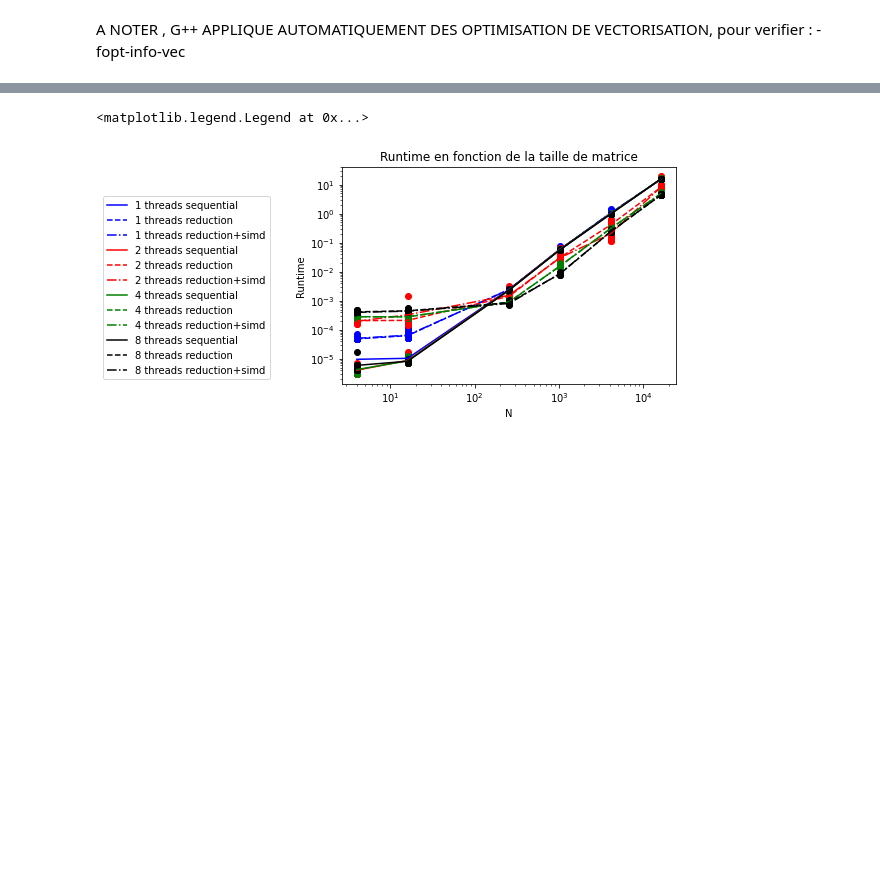
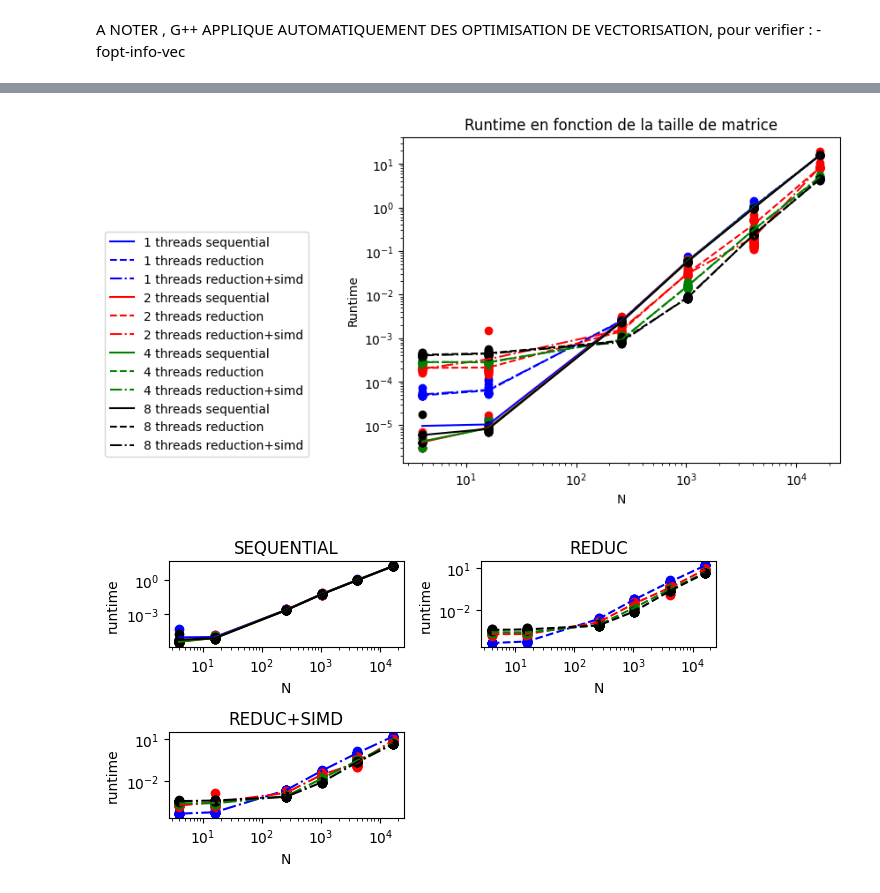
Before and after one commit to CyrilGomes/TP_OPENMP, a Jupyter notebook: src/openmp_tp.ipynb, the cells around one changed output, grey strips where cells are left out. Cells and saved outputs as stored; diff of their text form; code cells hidden in the pictures; blank space fills up the shorter version.

```diff
--- a/src/openmp_tp.ipynb
+++ b/src/openmp_tp.ipynb
@@ -350,40 +346,75 @@ plt.legend(loc='lower right', bbox_to_anchor=(-0.2, 0))
 # %%
-color_n_m = {1 : "blue",2 : "red", 4 : "green", 8: "black"}
+color_thread = {1 : "blue",2 : "red", 4 : "green", 8: "black"}
 
 for N in df['nb_threads'].drop_duplicates():
     df_plot = df[(df['nb_threads'] == int(N))]
     df_plot = df_plot[df_plot['name'] == "2_1 sequential"]
-
     mean_stats = df_plot.groupby(['nb_threads','name','N']).mean().reset_index()
-
-    plt.plot(mean_stats['N'], mean_stats['runtime'],linestyle="solid", label=f'{N} threads sequential', color=color_n_m[N])
-    plt.scatter(df_plot['N'], df_plot['runtime'], label=None, color = color_n_m[N])
-
-
+    plt.plot(mean_stats['N'], mean_stats['runtime'],linestyle="solid", label=f'{N} threads sequential', color=color_thread[N])
+    plt.scatter(df_plot['N'], df_plot['runtime'], label=None, color = color_thread[N])
 
     df_plot = df[(df['nb_threads'] == int(N))]
     df_plot = df_plot[df_plot['name'] == "2_2 reduction"]
     mean_stats = df_plot.groupby(['nb_threads','name','N']).mean().reset_index()
-
-    plt.plot(mean_stats['N'], mean_stats['runtime'],linestyle="dashed", label=f'{N} threads reduction', color=color_n_m[N])
-    plt.scatter(df_plot['N'], df_plot['runtime'], label=None, color = color_n_m[N])
-
+    plt.plot(mean_stats['N'], mean_stats['runtime'],linestyle="dashed", label=f'{N} threads reduction', color=color_thread[N])
+    plt.scatter(df_plot['N'], df_plot['runtime'], label=None, color = color_thread[N])
 
     df_plot = df[(df['nb_threads'] == int(N))]
     df_plot = df_plot[df_plot['name'] == "2_3 reduction+simd"]
     mean_stats = df_plot.groupby(['nb_threads','name','N']).mean().reset_index()
-
-    plt.plot(mean_stats['N'], mean_stats['runtime'],linestyle="dashdot", label=f'{N} threads reduction+simd', color=color_n_m[N])
-    plt.scatter(df_plot['N'], df_plot['runtime'], label=None, color = color_n_m[N])
-
-
-
+    plt.plot(mean_stats['N'], mean_stats['runtime'],linestyle="dashdot", label=f'{N} threads reduction+simd', color=color_thread[N])
+    plt.scatter(df_plot['N'], df_plot['runtime'], label=None, color = color_thread[N])
 
 plt.yscale('log')
+plt.xscale('log')
 plt.xlabel('N')
 plt.ylabel('Runtime')
 plt.title('Runtime en fonction de la taille de matrice')
 plt.legend(loc='lower right', bbox_to_anchor=(-0.2, 0))
+
+fig = plt.figure()
+ax1 = plt.subplot(321)
+ax2 = plt.subplot(322)
+ax3 = plt.subplot(323)
+
+for N in df['nb_threads'].drop_duplicates():
+    df_plot = df[(df['nb_threads'] == int(N))]
+    df_plot = df_plot[df_plot['name'] == "2_1 sequential"]
+    mean_stats = df_plot.groupby(['nb_threads','name','N']).mean().reset_index()
+    ax1.plot(mean_stats['N'], mean_stats['runtime'],linestyle="solid", label=f'{N} threads sequential', color=color_thread[N])
+    ax1.set_xscale('log')
+    ax1.set_yscale('log')
+    ax1.scatter(df_plot['N'], df_plot['runtime'], label=None, color = color_thread[N])
+    ax1.set_title("SEQUENTIAL")
+    ax1.set_xlabel("N")
+    ax1.set_ylabel("runtime")
+
+for N in df['nb_threads'].drop_duplicates():
+    df_plot = df[(df['nb_threads'] == int(N))]
+    df_plot = df_plot[df_plot['name'] == "2_2 reduction"]
+    mean_stats = df_plot.groupby(['nb_threads','name','N']).mean().reset_index()
+    ax2.plot(mean_stats['N'], mean_stats['runtime'],linestyle="dashed", label=f'{N} threads reduction', color=color_thread[N])
+    ax2.set_xscale('log')
+    ax2.set_yscale('log')
+    ax2.scatter(df_plot['N'], df_plot['runtime'], label=None, color = color_thread[N])
+    ax2.set_title("REDUC")
+    ax2.set_xlabel("N")
+    ax2.set_ylabel("runtime")
+
+for N in df['nb_threads'].drop_duplicates():
+    df_plot = df[(df['nb_threads'] == int(N))]
+    df_plot = df_plot[df_plot['name'] == "2_3 reduction+simd"]
+    mean_stats = df_plot.groupby(['nb_threads','name','N']).mean().reset_index()
+    ax3.plot(mean_stats['N'], mean_stats['runtime'],linestyle="dashdot", label=f'{N} threads reduction+simd', color=color_thread[N])
+    ax3.set_xscale('log')
+    ax3.set_yscale('log')
+    ax3.scatter(df_plot['N'], df_plot['runtime'], label=None, color = color_thread[N])
+    ax3.set_title("REDUC+SIMD")
+    ax3.set_xlabel("N")
+    ax3.set_ylabel("runtime")
+
+plt.tight_layout()
+plt.show()
 # %% [output]
-<matplotlib.legend.Legend at 0x...>
-[figure, old version]
+[figure, new version]
+[figure, added]
```
Also changed, not shown: parts of 3 cells of this notebook, 1 other file.
